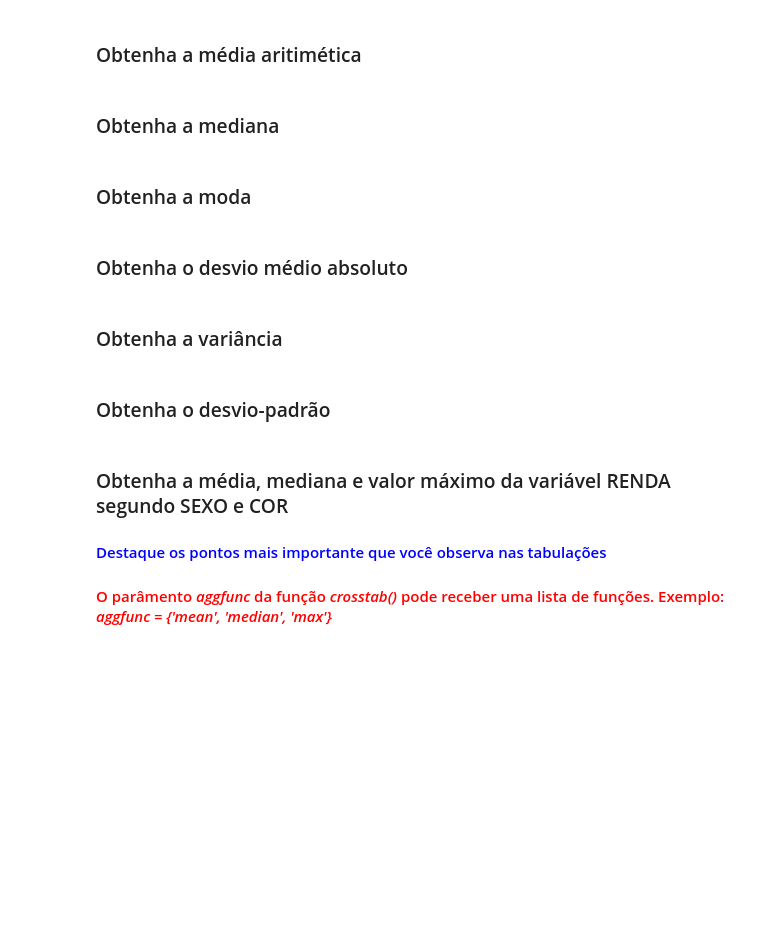
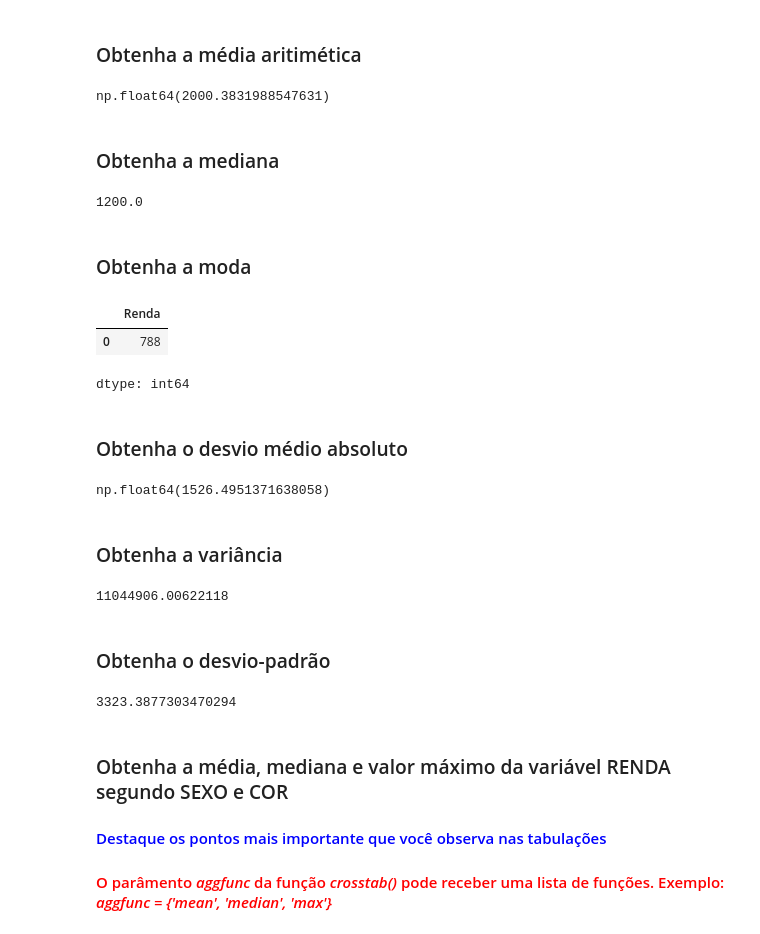
Before and after one commit to mr-miguelrangel/ESTUDO-Analise-descritiva, a Jupyter notebook: Análise_Descritiva.ipynb, the cells around one changed output. Saved outputs shown, nothing was run; the diff lists cells and outputs as text; code cells hidden in the pictures; blank space fills up the shorter version.

```diff
--- a/Análise_Descritiva.ipynb
+++ b/Análise_Descritiva.ipynb
@@ -367,16 +367,49 @@ Escreva suas conclusões aqui...
 ## Realize, para a variável RENDA, uma análise descritiva com as ferramentas que aprendemos em nosso treinamento
 # %% [markdown]
 ### Obtenha a média aritimética
+# %%
+rendaMedia = dados.Renda.mean()
+rendaMedia
+# %% [output]
+np.float64(2000.3831988547631)
 # %% [markdown]
 ### Obtenha a mediana
+# %%
+rendaMediana = dados.Renda.median()
+rendaMediana
+# %% [output]
+1200.0
 # %% [markdown]
 ### Obtenha a moda
+# %%
+rendaModa = dados.Renda.mode()
+rendaModa
+# %% [output]
+|  | Renda |
+| 0 | 788 |
+dtype: int64
 # %% [markdown]
 ### Obtenha o desvio médio absoluto
+# %%
+rendaDesvio = dados.Renda - rendaMedia
+rendaDMA = rendaDesvio.abs().mean()
+rendaDMA
+# %% [output]
+np.float64(1526.4951371638058)
 # %% [markdown]
 ### Obtenha a variância
+# %%
+dadosVariancia = dados.Renda.var()
+dadosVariancia
+# %% [output]
+11044906.00622118
 # %% [markdown]
 ### Obtenha o desvio-padrão
+# %%
+rendaDesvPad = dados.Renda.std()
+rendaDesvPad
+# %% [output]
+3323.3877303470294
 # %% [markdown]
 ### Obtenha a média, mediana e valor máximo da variável RENDA segundo SEXO e COR
 #### <font color='blue'>Destaque os pontos mais importante que você observa nas tabulações</font>
```
Also changed, not shown: parts of 3 cells of this notebook.
